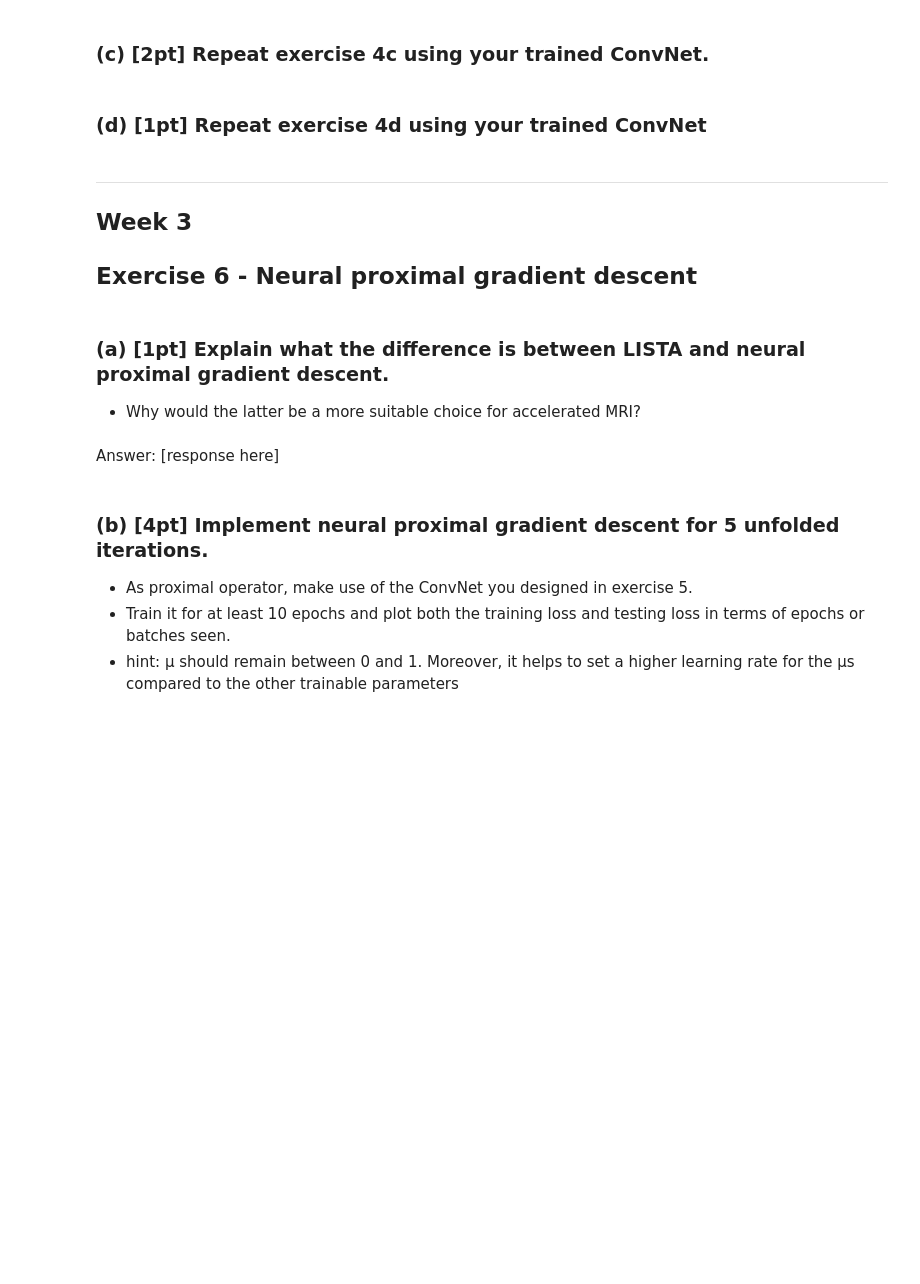
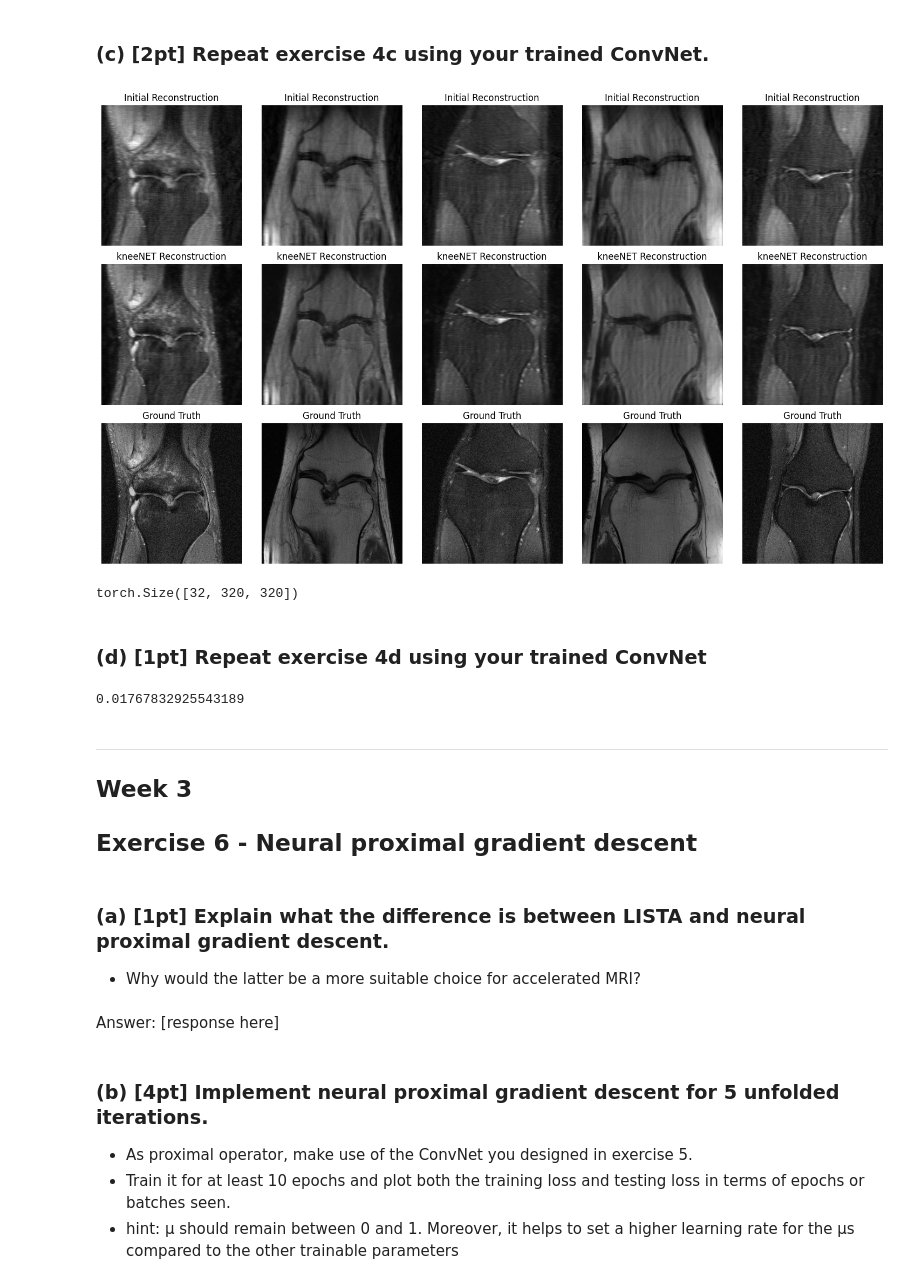
Before and after one commit to svenbbsp/5LSL0, a Jupyter notebook: Assignment_4/Assignment_4_Notebook.ipynb, the cells around one changed output. Cells and saved outputs as stored; diff of their text form; code cells hidden in the pictures; blank space fills up the shorter version.

```diff
--- a/Assignment_4/Assignment_4_Notebook.ipynb
+++ b/Assignment_4/Assignment_4_Notebook.ipynb
@@ -610,7 +667,57 @@ class kneeNET():
 # %% [markdown]
 ### (c) [2pt] Repeat exercise 4c using your trained ConvNet.
+# %%
+
+
+
+# Plotting the results
+fig, axes = plt.subplots(3, 5, figsize=(15, 9))
+
+kspace, _, ground_truth = next(iter(test_loader))
+input = np.abs(calculate_accelerated_measurement(kspace))
+prediction = model(input.to(device).unsqueeze(1))
+prediction = prediction.detach().cpu().squeeze()
+for i in range(5):
+
+
+    axes[0, i].imshow(np.abs(input[i]), cmap='gray')
+    axes[0, i].set_title('Initial Reconstruction')
+    axes[0, i].axis('off')
+
+    axes[1, i].imshow(prediction[i], cmap='gray')
+    axes[1, i].set_title('kneeNET Reconstruction')
+    axes[1, i].axis('off')
+
+    axes[2, i].imshow(ground_truth[i], cmap='gray')
+    axes[2, i].set_title('Ground Truth')
+    axes[2, i].axis('off')
+
+plt.tight_layout()
+plt.show()
+# %% [output]
+[figure, added]
+# %%
+kspace, _, ground_truth = next(iter(test_loader))
+kspace.size()
+# %% [output]
+torch.Size([32, 320, 320])
 # %% [markdown]
 ### (d) [1pt] Repeat exercise 4d using your trained ConvNet
+# %%
+test_losses = []
+model.eval()
+for batch, (kspace, _, ground_truth) in enumerate(tqdm(test_loader)):
+    input = np.abs(calculate_accelerated_measurement(kspace)).to(device).unsqueeze(1)
+    target = ground_truth.to(device).unsqueeze(1)
+
+    prediction = model(input)
+    loss = loss_fn(prediction, target)
+
+    test_losses.append(loss.item())
+
+print(np.mean(test_losses))
+# %% [output]
+0.01767832925543189
 # %% [markdown]
 ---
 ## Week 3
```
Also changed, not shown: parts of 3 cells of this notebook.
